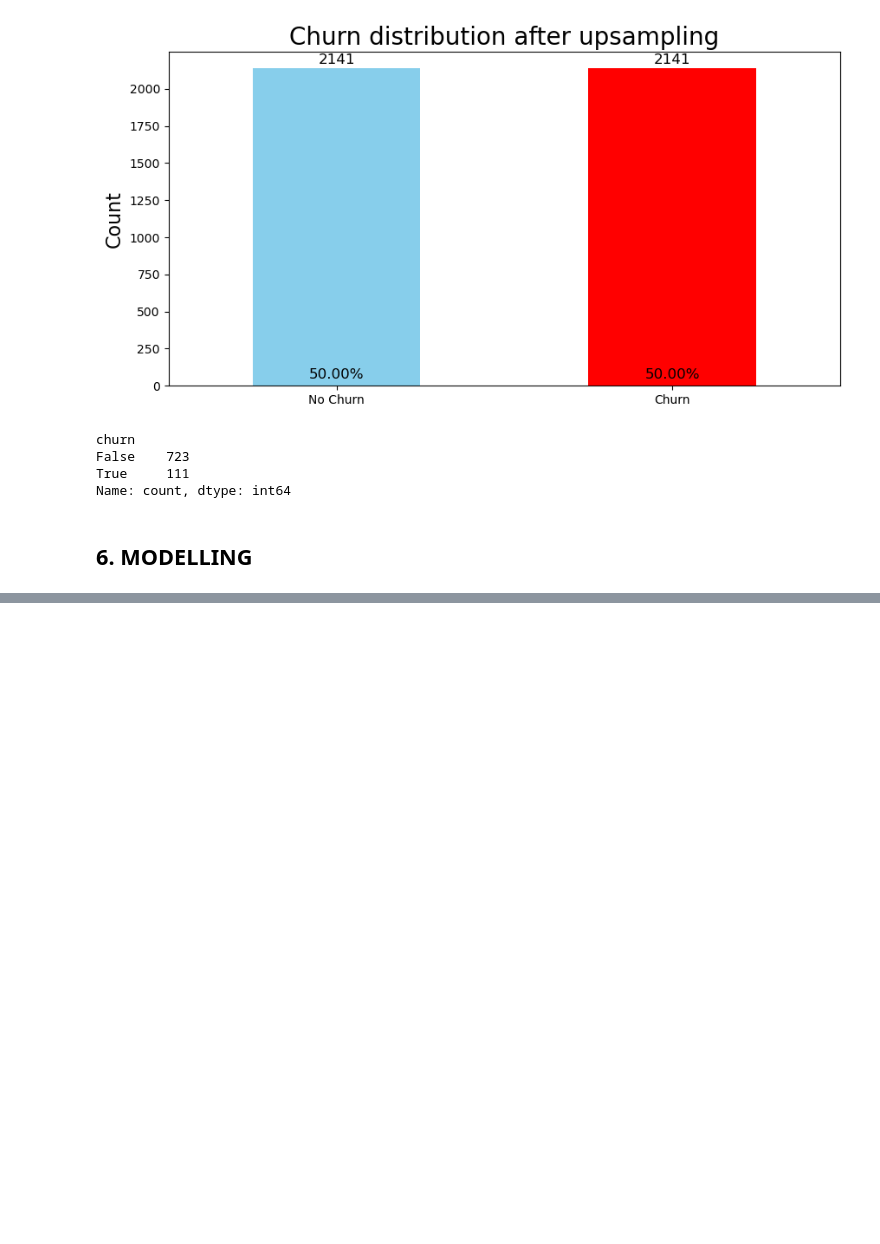
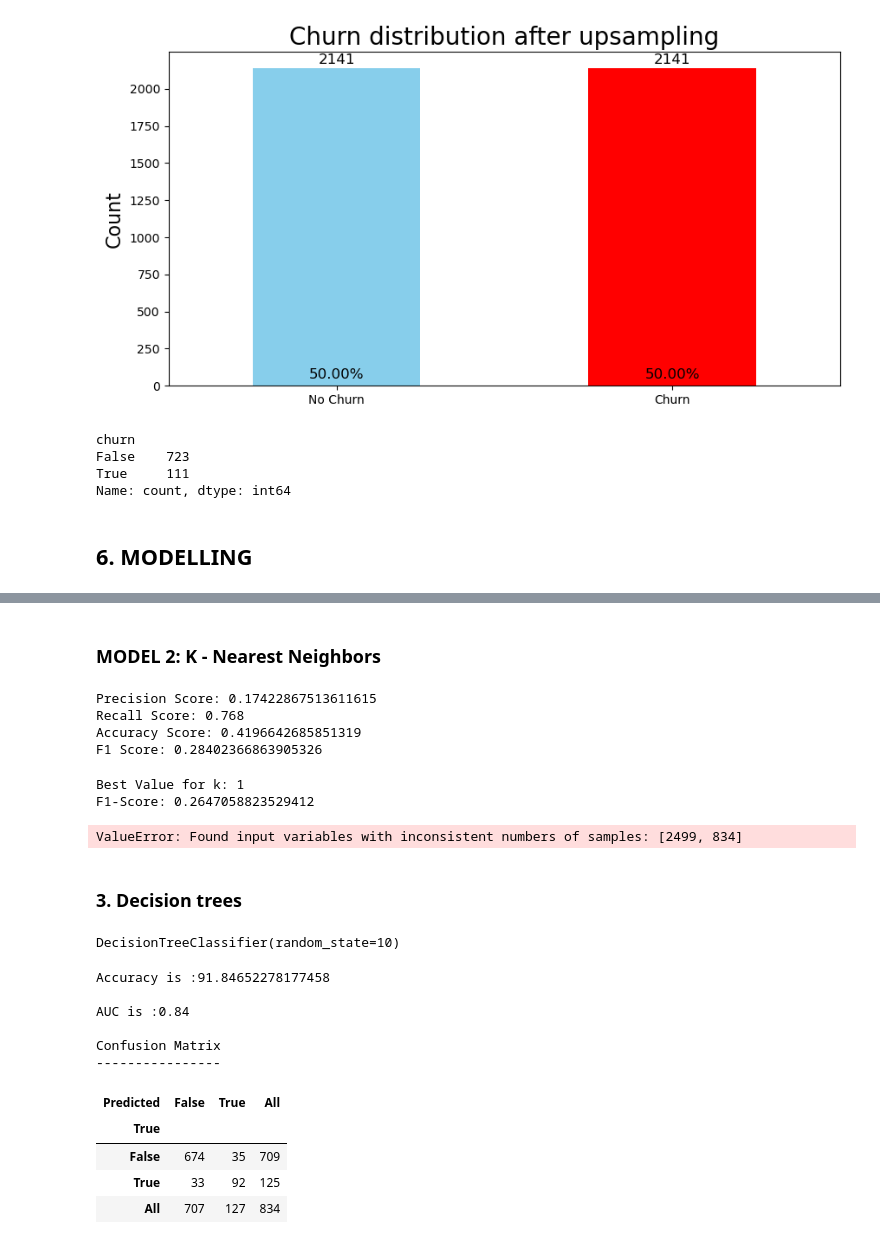
Before and after one commit to VincentKiplangat/Predicting-customer-churn-for-SyrialTel, a Jupyter notebook: SyrialTel.ipynb, the cells around one changed output, grey strips where cells are left out. Cells and saved outputs as stored; diff of their text form; code cells hidden in the pictures; blank space fills up the shorter version.

```diff
--- a/SyrialTel.ipynb
+++ b/SyrialTel.ipynb
@@ -377,0 +487,2 @@ Base Model
+# %% [markdown]
+### MODEL 2: K - Nearest Neighbors
@@ -377,0 +498,49 @@ Base Model
+# %%
+#Evaluating the model
+def print_metrics(labels, preds):
+    print("Precision Score: {}".format(precision_score(labels, preds)))
+    print("Recall Score: {}".format(recall_score(labels, preds)))
+    print("Accuracy Score: {}".format(accuracy_score(labels, preds)))
+    print("F1 Score: {}".format(f1_score(labels, preds)))
+
+print_metrics(y_test, test_preds)
+# %% [output]
+Precision Score: 0.17422867513611615
+Recall Score: 0.768
+Accuracy Score: 0.4196642685851319
+F1 Score: 0.28402366863905326
+# %%
+def find_best_k(X_train, y_train, X_test, y_test, min_k=1, max_k=25):
+    best_k = 0
+    best_score = 0.0
+    for k in range(min_k, max_k+1, 2):
+        knn = KNeighborsClassifier(n_neighbors=k)
+        knn.fit(X_train, y_train)
+        preds = knn.predict(X_test)
+        f1 = f1_score(y_test, preds)
+        if f1 > best_score:
+            best_k = k
+            best_score = f1
+
+    print("Best Value for k: {}".format(best_k))
+    print("F1-Score: {}".format(best_score))
+
+
+find_best_k(scaled_data_train, y_train, scaled_data_test, y_test)
+# %% [output]
+Best Value for k: 1
+F1-Score: 0.2647058823529412
+# %%
+# Accuracy on the training set
+train_accuracy = accuracy_score(y_train, train_preds)
+print("Training Set Accuracy:", train_accuracy)
+# %% [output]
+ValueError: Found input variables with inconsistent numbers of samples: [2499, 834]
+# %% [markdown]
+### 3. Decision trees
+# %%
+# Train a DT classifier
+classifier = DecisionTreeClassifier(random_state=10)
+classifier.fit(X_train, y_train)
+# %% [output]
+DecisionTreeClassifier(random_state=10)
@@ -377,0 +550,27 @@ Base Model
+# %%
+from sklearn.metrics import roc_curve, auc
+# Calculate accuracy
+acc = accuracy_score(y_test,y_pred) * 100
+print('Accuracy is :{0}'.format(acc))
+
+# Check the AUC for predictions
+false_positive_rate, true_positive_rate, thresholds = roc_curve(y_test, y_pred)
+roc_auc = auc(false_positive_rate, true_positive_rate)
+print('\nAUC is :{0}'.format(round(roc_auc, 2)))
+
+# Create and print a confusion matrix
+print('\nConfusion Matrix')
+print('----------------')
+pd.crosstab(y_test, y_pred, rownames=['True'], colnames=['Predicted'], margins=True)
+# %% [output]
+Accuracy is :91.84652278177458
+
+AUC is :0.84
+
+Confusion Matrix
+----------------
+| Predicted | False | True | All |
+| True |  |  |  |
+| False | 674 | 35 | 709 |
+| True | 33 | 92 | 125 |
+| All | 707 | 127 | 834 |
```
Also changed, not shown: parts of 18 cells of this notebook, 2 other files.
